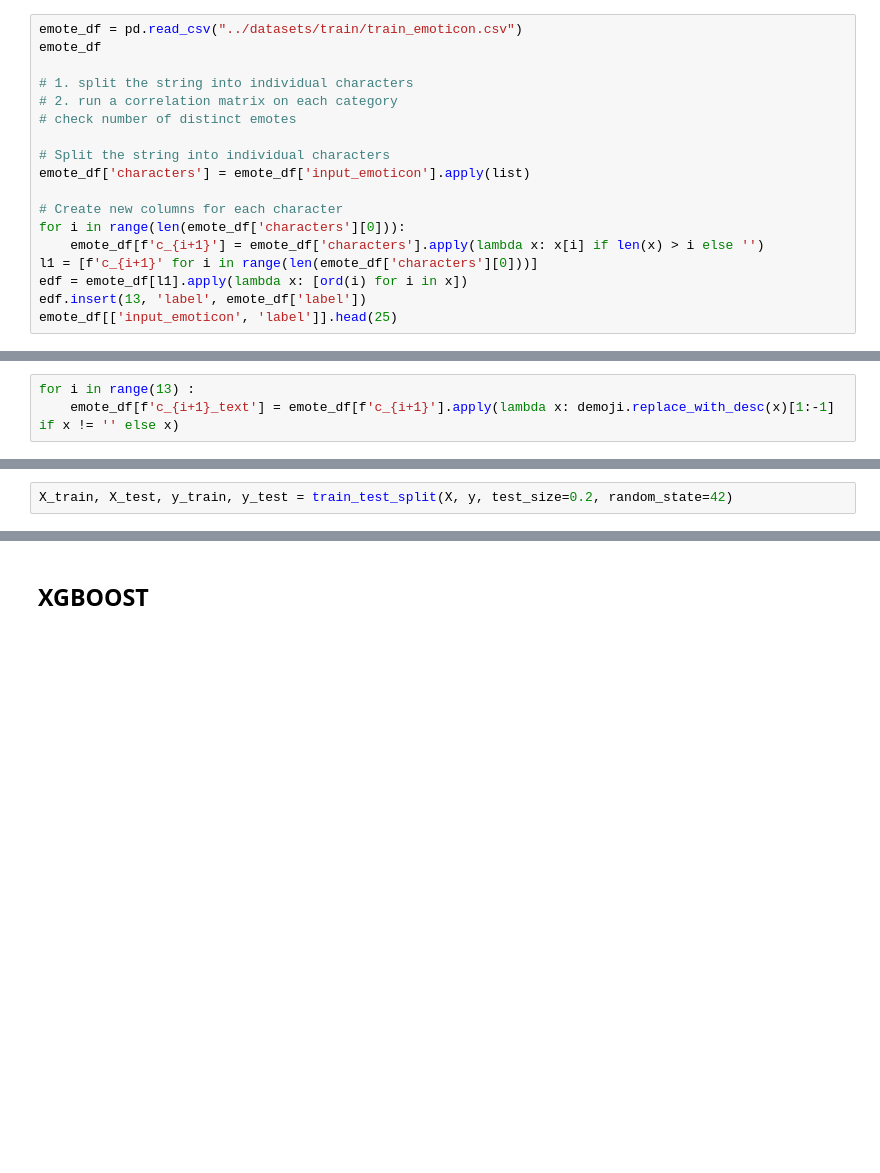
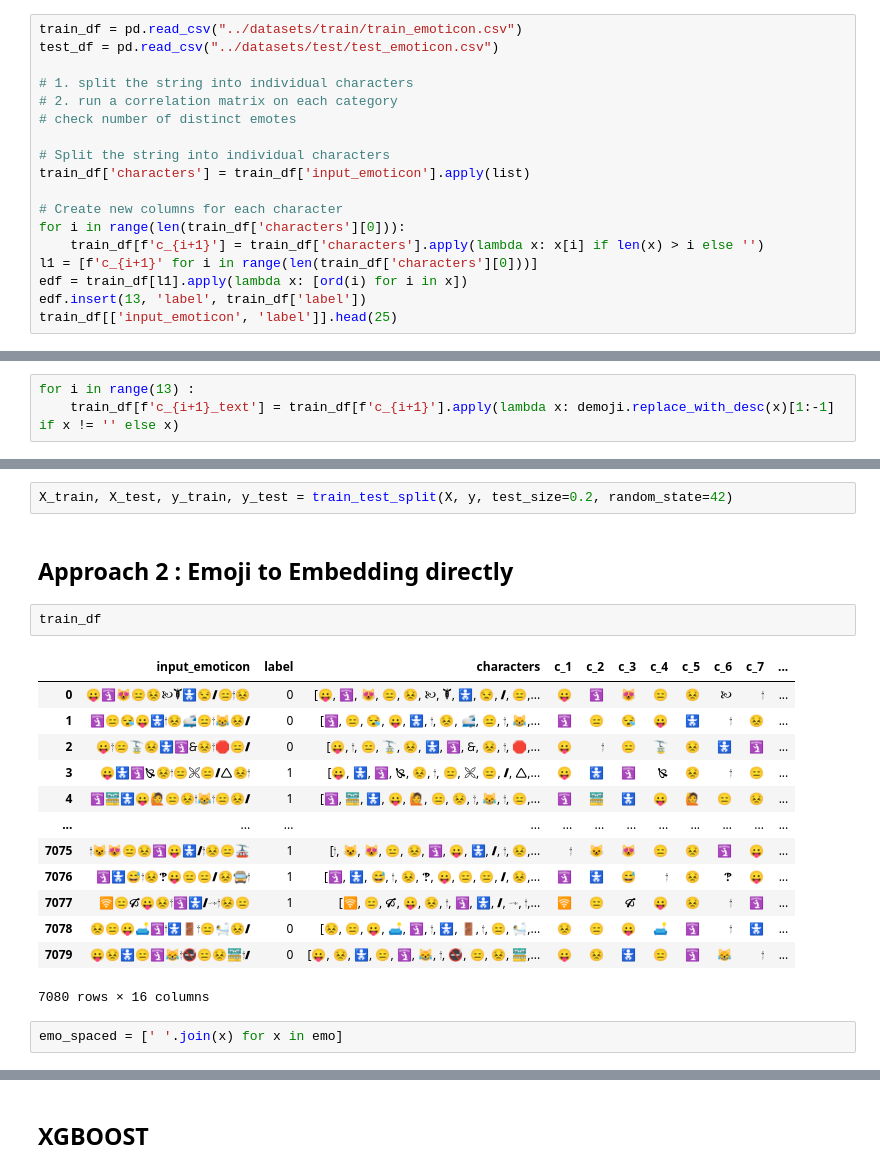
Before and after one commit to A-Rush-R/CS771-Mini-Project, a Jupyter notebook: emoticon/data_analysis.ipynb, the cells around one changed output, grey strips where cells are left out. Cells and saved outputs as stored; diff of their text form; blank space fills up the shorter version.

```diff
--- a/emoticon/data_analysis.ipynb
+++ b/emoticon/data_analysis.ipynb
@@ -4,23 +4,23 @@ import numpy as np
 import matplotlib.pyplot as plt
 from sklearn.model_selection import train_test_split
 # %%
-emote_df = pd.read_csv("../datasets/train/train_emoticon.csv")
-emote_df
+train_df = pd.read_csv("../datasets/train/train_emoticon.csv")
+test_df = pd.read_csv("../datasets/test/test_emoticon.csv")
 
 # 1. split the string into individual characters
 # 2. run a correlation matrix on each category
 # check number of distinct emotes
 
 # Split the string into individual characters
-emote_df['characters'] = emote_df['input_emoticon'].apply(list)
+train_df['characters'] = train_df['input_emoticon'].apply(list)
 
 # Create new columns for each character
-for i in range(len(emote_df['characters'][0])):
-    emote_df[f'c_{i+1}'] = emote_df['characters'].apply(lambda x: x[i] if len(x) > i else '')
-l1 = [f'c_{i+1}' for i in range(len(emote_df['characters'][0]))]
-edf = emote_df[l1].apply(lambda x: [ord(i) for i in x])
-edf.insert(13, 'label', emote_df['label'])
-emote_df[['input_emoticon', 'label']].head(25)
+for i in range(len(train_df['characters'][0])):
+    train_df[f'c_{i+1}'] = train_df['characters'].apply(lambda x: x[i] if len(x) > i else '')
+l1 = [f'c_{i+1}' for i in range(len(train_df['characters'][0]))]
+edf = train_df[l1].apply(lambda x: [ord(i) for i in x])
+edf.insert(13, 'label', train_df['label'])
+train_df[['input_emoticon', 'label']].head(25)
 # %% [output]
 |  | input_emoticon | label |
 | 0 | 😛🛐😻😑😣🙠🙯🚼😒🙼😑🙯😣 | 0 |
@@ -64,5 +66,5 @@ Emoji: 😂 -> Text: :face with tears of joy:
 Emoji: 🚀 -> Text: :rocket:
 # %%
 for i in range(13) :
-    emote_df[f'c_{i+1}_text'] = emote_df[f'c_{i+1}'].apply(lambda x: demoji.replace_with_desc(x)[1:-1] if x != '' else x)
+    train_df[f'c_{i+1}_text'] = train_df[f'c_{i+1}'].apply(lambda x: demoji.replace_with_desc(x)[1:-1] if x != '' else x)
 # %%
@@ -167,3 +170,23 @@ X.shape
 (7080, 9984)
 # %%
 X_train, X_test, y_train, y_test = train_test_split(X, y, test_size=0.2, random_state=42)
+# %% [markdown]
+## Approach 2 : Emoji to Embedding directly
+# %%
+train_df
+# %% [output]
+|  | input_emoticon | label | characters | c_1 | c_2 | c_3 | c_4 | c_5 | c_6 | c_7 | ... |
+| 0 | 😛🛐😻😑😣🙠🙯🚼😒🙼😑🙯😣 | 0 | [😛, 🛐, 😻, 😑, 😣, 🙠, 🙯, 🚼, 😒, 🙼, 😑,... | 😛 | 🛐 | 😻 | 😑 | 😣 | 🙠 | 🙯 | ... |
+| 1 | 🛐😑😪😛🚼🙯😣🚅😑🙯😹😣🙼 | 0 | [🛐, 😑, 😪, 😛, 🚼, 🙯, 😣, 🚅, 😑, 🙯, 😹,... | 🛐 | 😑 | 😪 | 😛 | 🚼 | 🙯 | 😣 | ... |
+| 2 | 😛🙯😑🚡😣🚼🛐🙲😣🙯🛑😑🙼 | 0 | [😛, 🙯, 😑, 🚡, 😣, 🚼, 🛐, 🙲, 😣, 🙯, 🛑,... | 😛 | 🙯 | 😑 | 🚡 | 😣 | 🚼 | 🛐 | ... |
+| 3 | 😛🚼🛐🙐😣🙯😑🙪😑🙼🛆😣🙯 | 1 | [😛, 🚼, 🛐, 🙐, 😣, 🙯, 😑, 🙪, 😑, 🙼, 🛆,... | 😛 | 🚼 | 🛐 | 🙐 | 😣 | 🙯 | 😑 | ... |
+| 4 | 🛐🚟🚼😛🙋😑😣🙯😹🙯😑😣🙼 | 1 | [🛐, 🚟, 🚼, 😛, 🙋, 😑, 😣, 🙯, 😹, 🙯, 😑,... | 🛐 | 🚟 | 🚼 | 😛 | 🙋 | 😑 | 😣 | ... |
+| ... | ... | ... | ... | ... | ... | ... | ... | ... | ... | ... | ... |
+| 7075 | 🙯😺😻😑😣🛐😛🚼🙼🙯😣😑🚠 | 1 | [🙯, 😺, 😻, 😑, 😣, 🛐, 😛, 🚼, 🙼, 🙯, 😣,... | 🙯 | 😺 | 😻 | 😑 | 😣 | 🛐 | 😛 | ... |
+| 7076 | 🛐🚼😅🙯😣🙹😛😑😑🙼😣🚍🙯 | 1 | [🛐, 🚼, 😅, 🙯, 😣, 🙹, 😛, 😑, 😑, 🙼, 😣,... | 🛐 | 🚼 | 😅 | 🙯 | 😣 | 🙹 | 😛 | ... |
+| 7077 | 🛜😑🙒😛😣🙯🛐🚼🙼🙬🙯😣😑 | 1 | [🛜, 😑, 🙒, 😛, 😣, 🙯, 🛐, 🚼, 🙼, 🙬, 🙯,... | 🛜 | 😑 | 🙒 | 😛 | 😣 | 🙯 | 🛐 | ... |
+| 7078 | 😣😑😛🛋🛐🙯🚼🚪🙯😑🛀😣🙼 | 0 | [😣, 😑, 😛, 🛋, 🛐, 🙯, 🚼, 🚪, 🙯, 😑, 🛀,... | 😣 | 😑 | 😛 | 🛋 | 🛐 | 🙯 | 🚼 | ... |
+| 7079 | 😛😣🚼😑🛐😹🙯🚭😑😣🚟🙯🙼 | 0 | [😛, 😣, 🚼, 😑, 🛐, 😹, 🙯, 🚭, 😑, 😣, 🚟,... | 😛 | 😣 | 🚼 | 😑 | 🛐 | 😹 | 🙯 | ... |
+7080 rows × 16 columns
+# %%
+emo_spaced = [' '.join(x) for x in emo]
```
Also changed, not shown: parts of 13 cells of this notebook.
